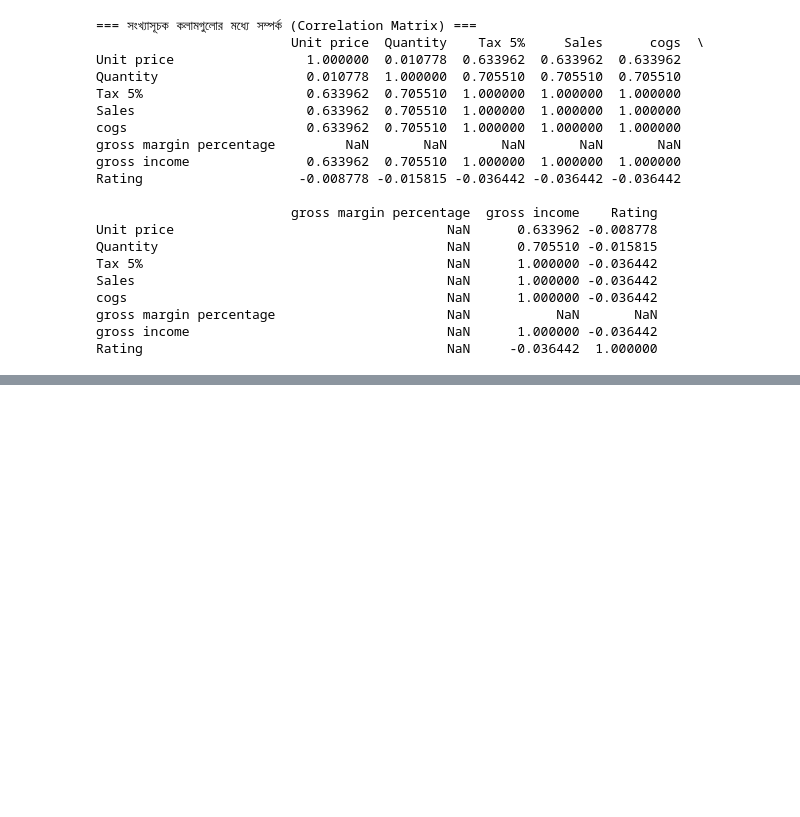
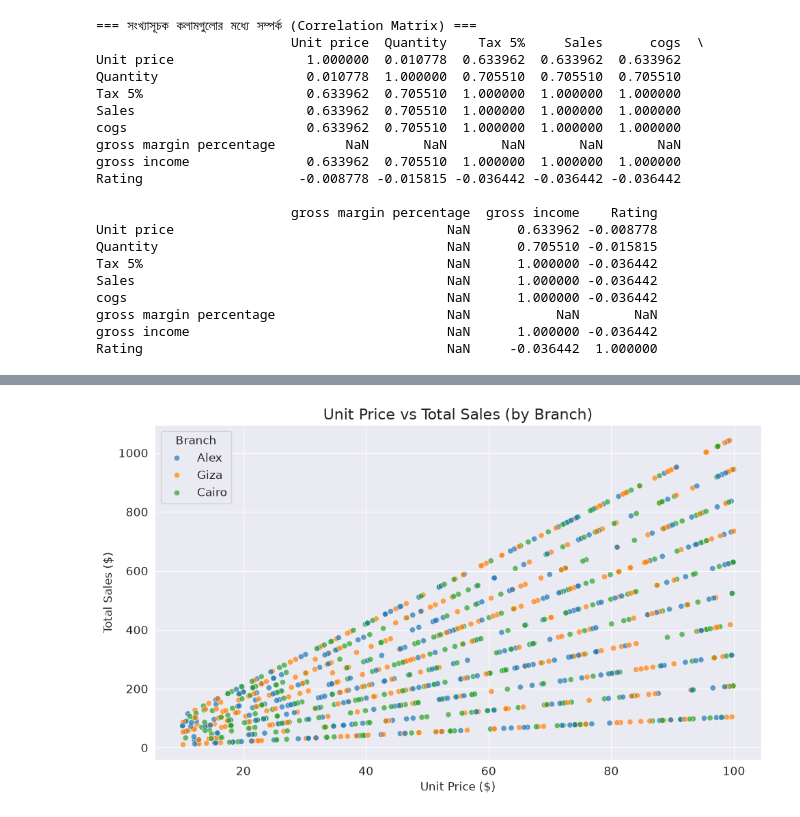
Before and after one commit to Jobayer08/Supermarket-Sales, a Jupyter notebook: notebooks/01_data_exploration.ipynb, the cells around one changed output, grey strips where cells are left out. Saved outputs shown, nothing was run; the diff lists cells and outputs as text; code cells hidden in the pictures; blank space fills up the shorter version.

```diff
--- a/notebooks/01_data_exploration.ipynb
+++ b/notebooks/01_data_exploration.ipynb
@@ -462,0 +511,12 @@ Rating                                       NaN     -0.036442  1.000000
+# %%
+plt.figure()
+sns.scatterplot(x='Unit price', y='Sales', data=df, hue='Branch', alpha=0.7)
+plt.title('Unit Price vs Total Sales (by Branch)', fontsize=16)
+plt.xlabel('Unit Price ($)')
+plt.ylabel('Total Sales ($)')
+plt.legend(title='Branch')
+plt.tight_layout()
+plt.savefig('../visualizations/04_price_vs_total.png', dpi=300)
+plt.show()
+# %% [output]
+[figure, added]
```
Also changed, not shown: parts of 7 cells of this notebook, 6 other files.
